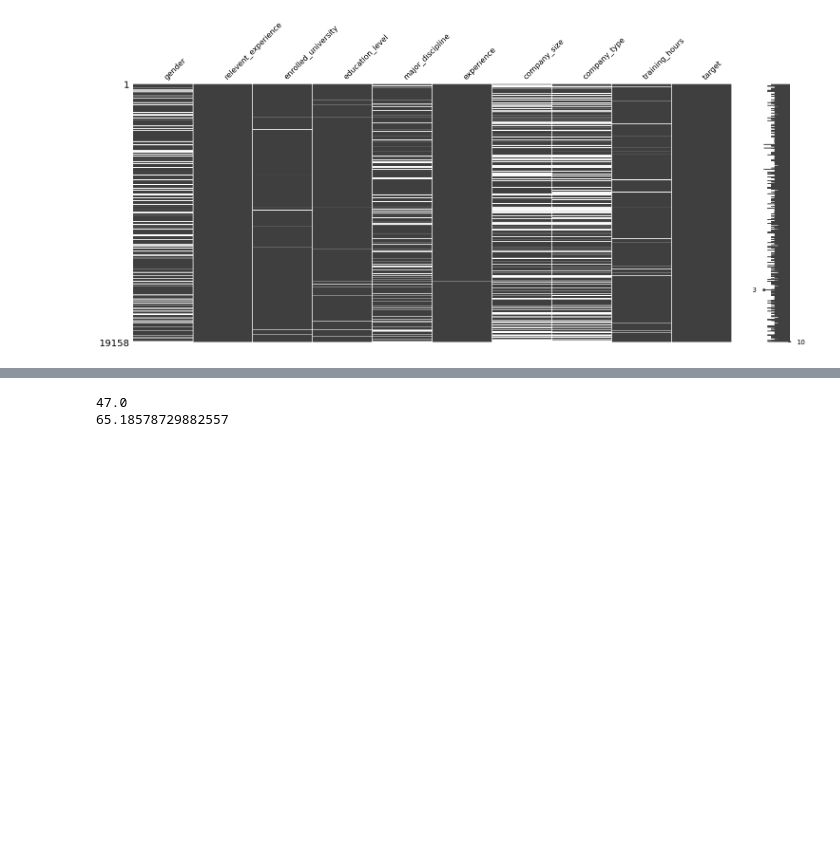
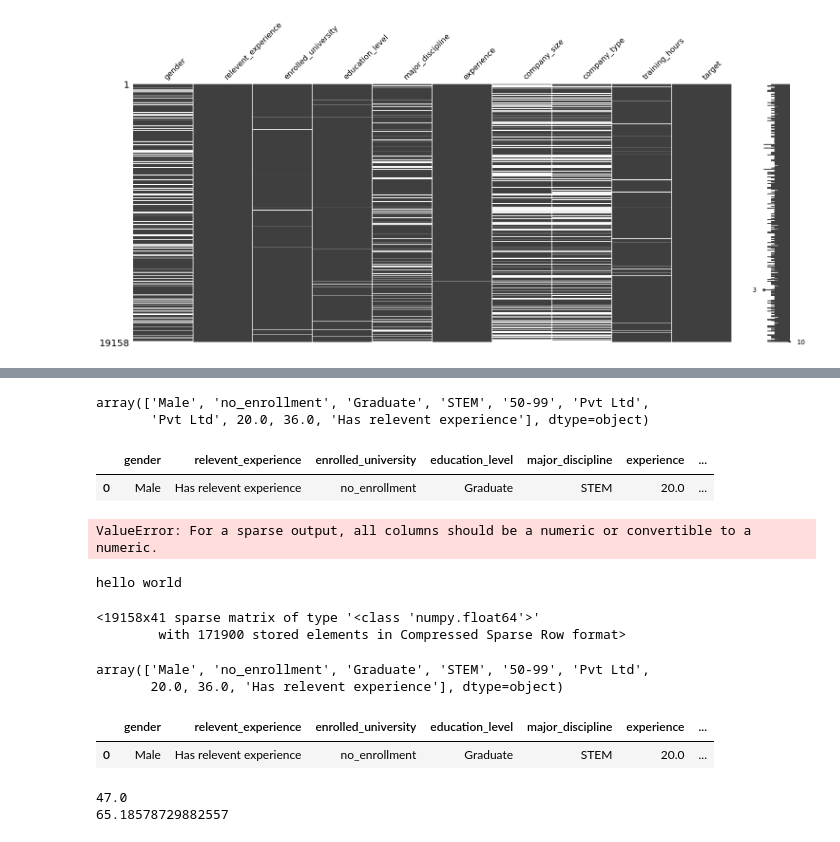
Before and after one commit to Shreejan-git/feature_engineering, a Jupyter notebook: Datascience_Dataset_FeatureEngineering.ipynb, the cells around one changed output, grey strips where cells are left out. Saved outputs shown, nothing was run; the diff lists cells and outputs as text; code cells hidden in the pictures; blank space fills up the shorter version.

```diff
--- a/Datascience_Dataset_FeatureEngineering.ipynb
+++ b/Datascience_Dataset_FeatureEngineering.ipynb
@@ -93,0 +118,17 @@ first I will handle 4 columns 'enrolled_university'
+# %%
+ct = ColumnTransformer(transformers=[
+
+
+    ('ct1', SimpleImputer(strategy='most_frequent'),['gender','enrolled_university','education_level','major_discipline',
+                                                     'company_size','company_type','company_type']),
+    ('ct2', SimpleImputer(strategy='mean'),['experience', 'training_hours']),
+], remainder='passthrough')
+ct.fit_transform(X)[0]
+# %% [output]
+array(['Male', 'no_enrollment', 'Graduate', 'STEM', '50-99', 'Pvt Ltd',
+       'Pvt Ltd', 20.0, 36.0, 'Has relevent experience'], dtype=object)
+# %%
+data.head(1)
+# %% [output]
+|  | gender | relevent_experience | enrolled_university | education_level | major_discipline | experience | ... |
+| 0 | Male | Has relevent experience | no_enrollment | Graduate | STEM | 20.0 | ... |
@@ -94,3 +145,26 @@ first I will handle 4 columns 'enrolled_university'
+# %%
+pipe.fit_transform(X)
+# %% [output]
+ValueError: For a sparse output, all columns should be a numeric or convertible to a numeric.
+# %%
+print('hello world')
+# %% [output]
+hello world
+# %%
+ct_second.fit_transform(X)
+# %% [output]
+<19158x41 sparse matrix of type '<class 'numpy.float64'>'
+        with 171900 stored elements in Compressed Sparse Row format>
+# %%
+ct.fit_transform(X)[0]
+# %% [output]
+array(['Male', 'no_enrollment', 'Graduate', 'STEM', '50-99', 'Pvt Ltd',
+       20.0, 36.0, 'Has relevent experience'], dtype=object)
+# %%
+X.head(1)
+# %% [output]
+|  | gender | relevent_experience | enrolled_university | education_level | major_discipline | experience | ... |
+| 0 | Male | Has relevent experience | no_enrollment | Graduate | STEM | 20.0 | ... |
 # %%
 print(data['training_hours'].median())
 print(data['training_hours'].mean())
```
Also changed, not shown: parts of 11 cells of this notebook.
